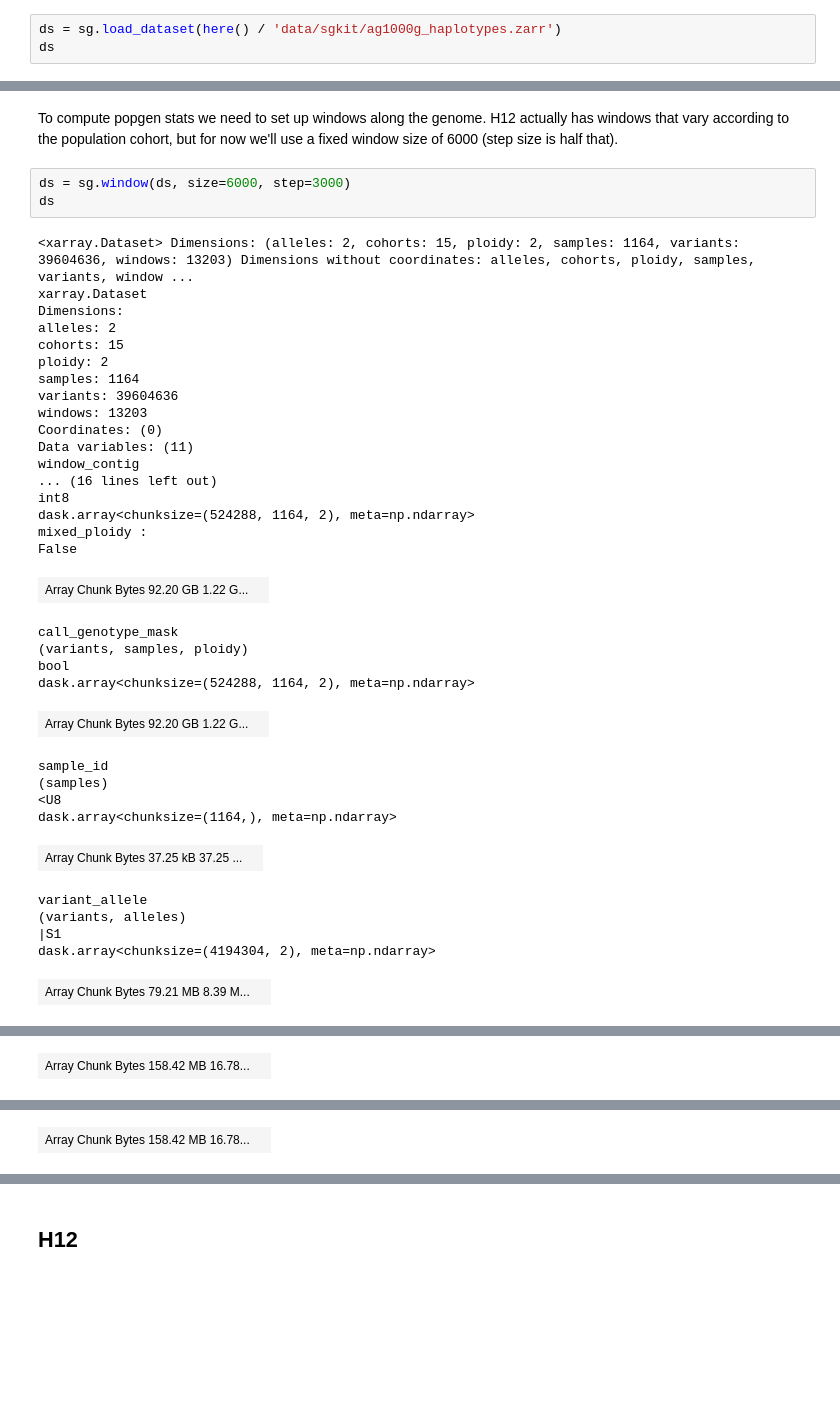
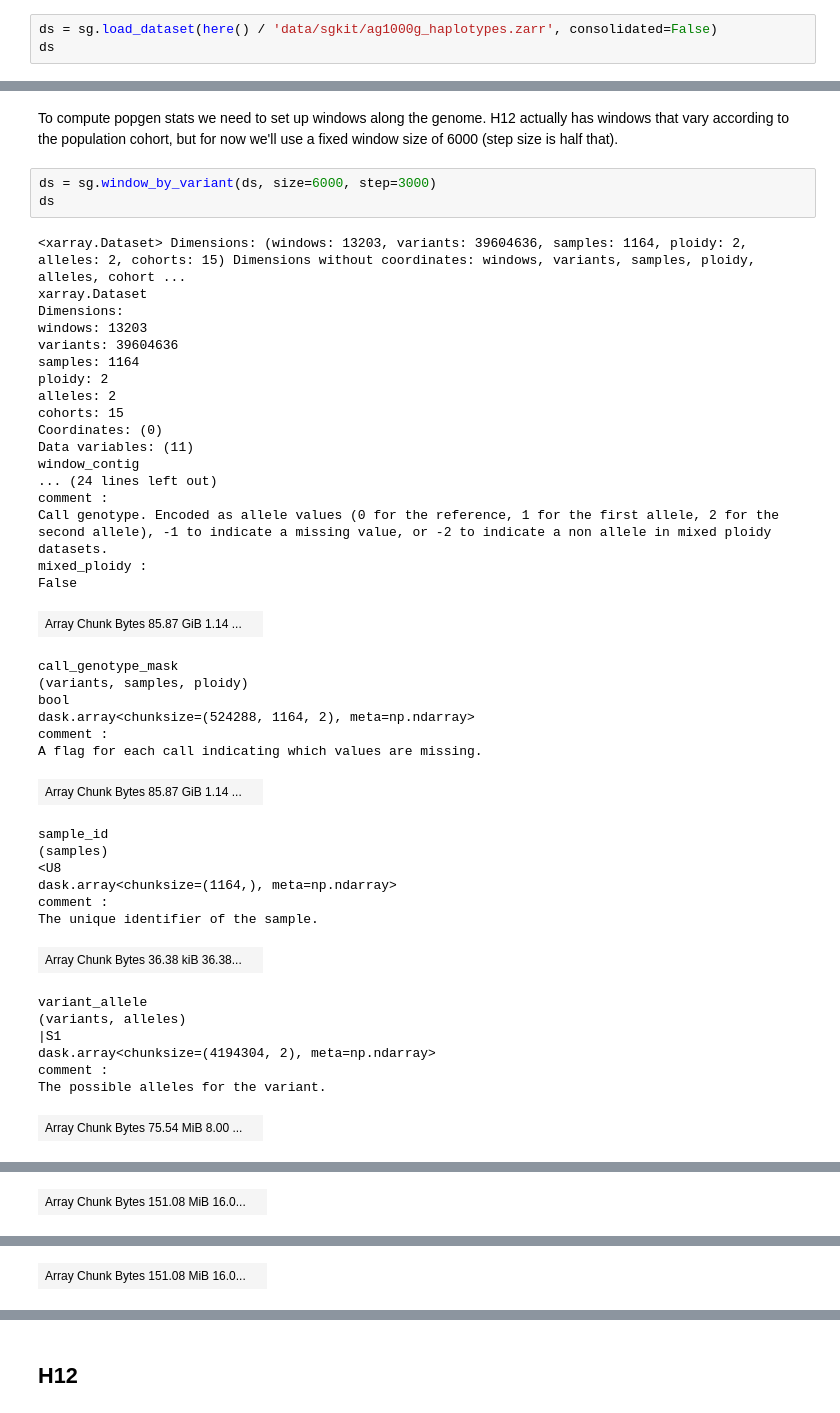
Before and after one commit to tomwhite/sgkit-publication-popgen, a Jupyter notebook: sgkit_h12.ipynb, the cells around one changed output, grey strips where cells are left out. Saved outputs shown, nothing was run; the diff lists cells and outputs as text; blank space fills up the shorter version.

```diff
--- a/sgkit_h12.ipynb
+++ b/sgkit_h12.ipynb
@@ -16,6 +16,6 @@ import xarray as xr
 # %% [markdown]
 First, let's inspect the input data. Note that it has a single chunk in the `samples` dimension, which is a requirement for running the popgen analyses.
 # %%
-ds = sg.load_dataset(here() / 'data/sgkit/ag1000g_haplotypes.zarr')
+ds = sg.load_dataset(here() / 'data/sgkit/ag1000g_haplotypes.zarr', consolidated=False)
 ds
 # %% [output]
@@ -230,42 +275,48 @@ Some samples are not in any of the named cohorts, and have -1 in the `sample_coh
 # %% [markdown]
 To compute popgen stats we need to set up windows along the genome. H12 actually has windows that vary according to the population cohort, but for now we'll use a fixed window size of 6000 (step size is half that).
 # %%
-ds = sg.window(ds, size=6000, step=3000)
+ds = sg.window_by_variant(ds, size=6000, step=3000)
 ds
 # %% [output]
-<xarray.Dataset> Dimensions: (alleles: 2, cohorts: 15, ploidy: 2, samples: 1164, variants: 39604636, windows: 13203) Dimensions without coordinates: alleles, cohorts, ploidy, samples, variants, window ...
+<xarray.Dataset> Dimensions: (windows: 13203, variants: 39604636, samples: 1164, ploidy: 2, alleles: 2, cohorts: 15) Dimensions without coordinates: windows, variants, samples, ploidy, alleles, cohort ...
 xarray.Dataset
 Dimensions:
+windows: 13203
+variants: 39604636
+samples: 1164
+ploidy: 2
 alleles: 2
 cohorts: 15
-ploidy: 2
-samples: 1164
-variants: 39604636
-windows: 13203
 Coordinates: (0)
 Data variables: (11)
 window_contig
-... (16 lines left out)
-int8
-dask.array<chunksize=(524288, 1164, 2), meta=np.ndarray>
+... (24 lines left out)
+comment :
+Call genotype. Encoded as allele values (0 for the reference, 1 for the first allele, 2 for the second allele), -1 to indicate a missing value, or -2 to indicate a non allele in mixed ploidy datasets.
 mixed_ploidy :
 False
-| Array Chunk Bytes 92.20 GB 1.22 G... |  |
+| Array Chunk Bytes 85.87 GiB 1.14 ... |  |
 call_genotype_mask
 (variants, samples, ploidy)
 bool
 dask.array<chunksize=(524288, 1164, 2), meta=np.ndarray>
+comment :
+A flag for each call indicating which values are missing.
-| Array Chunk Bytes 92.20 GB 1.22 G... |  |
+| Array Chunk Bytes 85.87 GiB 1.14 ... |  |
 sample_id
 (samples)
 <U8
 dask.array<chunksize=(1164,), meta=np.ndarray>
+comment :
+The unique identifier of the sample.
-| Array Chunk Bytes 37.25 kB 37.25 ... |  |
+| Array Chunk Bytes 36.38 kiB 36.38... |  |
 variant_allele
 (variants, alleles)
 |S1
 dask.array<chunksize=(4194304, 2), meta=np.ndarray>
+comment :
+The possible alleles for the variant.
-| Array Chunk Bytes 79.21 MB 8.39 M... |  |
+| Array Chunk Bytes 75.54 MiB 8.00 ... |  |
 variant_contig
 (variants)
 int32
@@ -273,4 +326,4 @@ dask.array<chunksize=(4194304,), meta=np.ndarray>
-| Array Chunk Bytes 158.42 MB 16.78... |  |
+| Array Chunk Bytes 151.08 MiB 16.0... |  |
 variant_position
 (variants)
 int32
@@ -278,4 +333,4 @@ dask.array<chunksize=(4194304,), meta=np.ndarray>
-| Array Chunk Bytes 158.42 MB 16.78... |  |
+| Array Chunk Bytes 151.08 MiB 16.0... |  |
 cohort_id
 (cohorts)
 <U10
```
Also changed, not shown: parts of 18 cells of this notebook, 6 other files.
